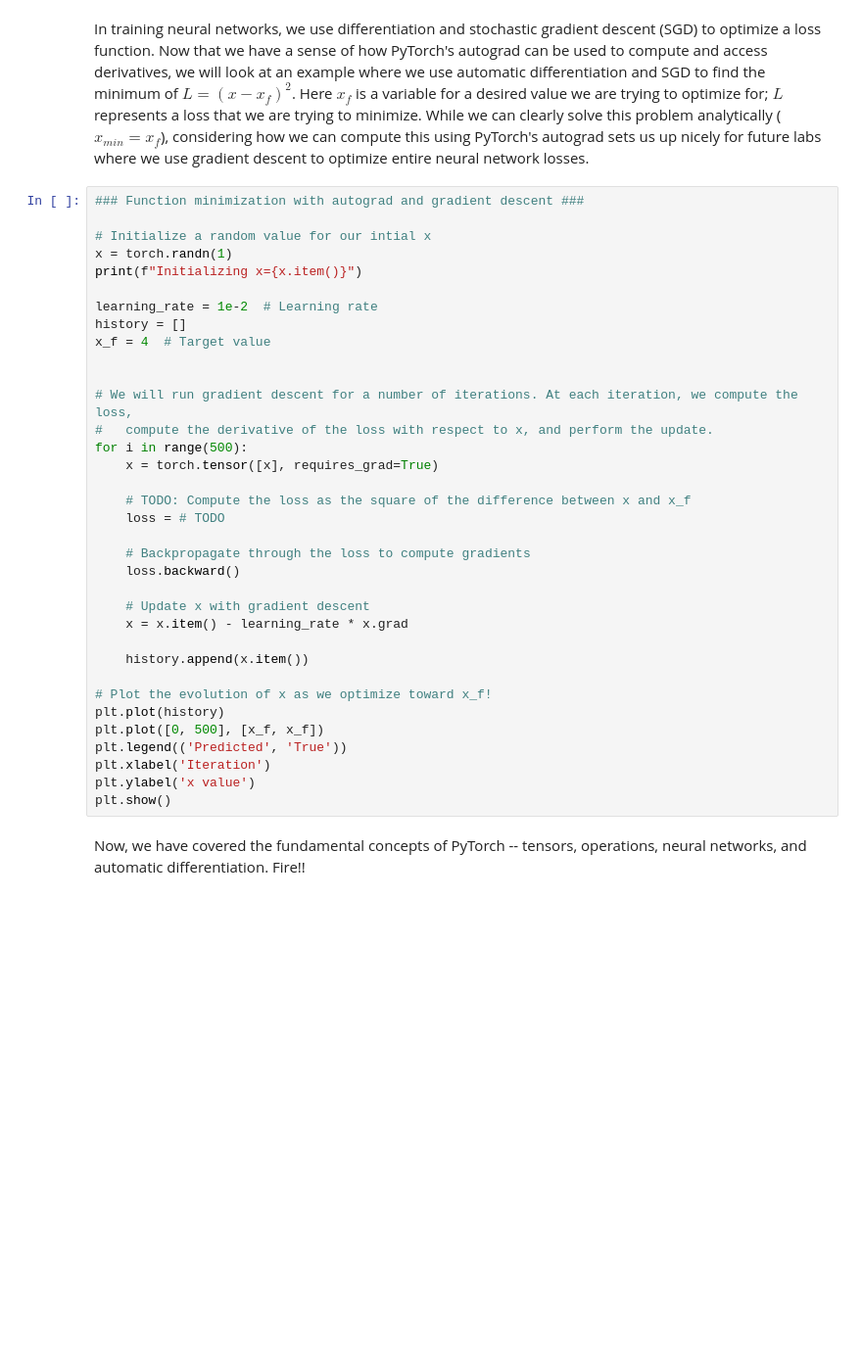
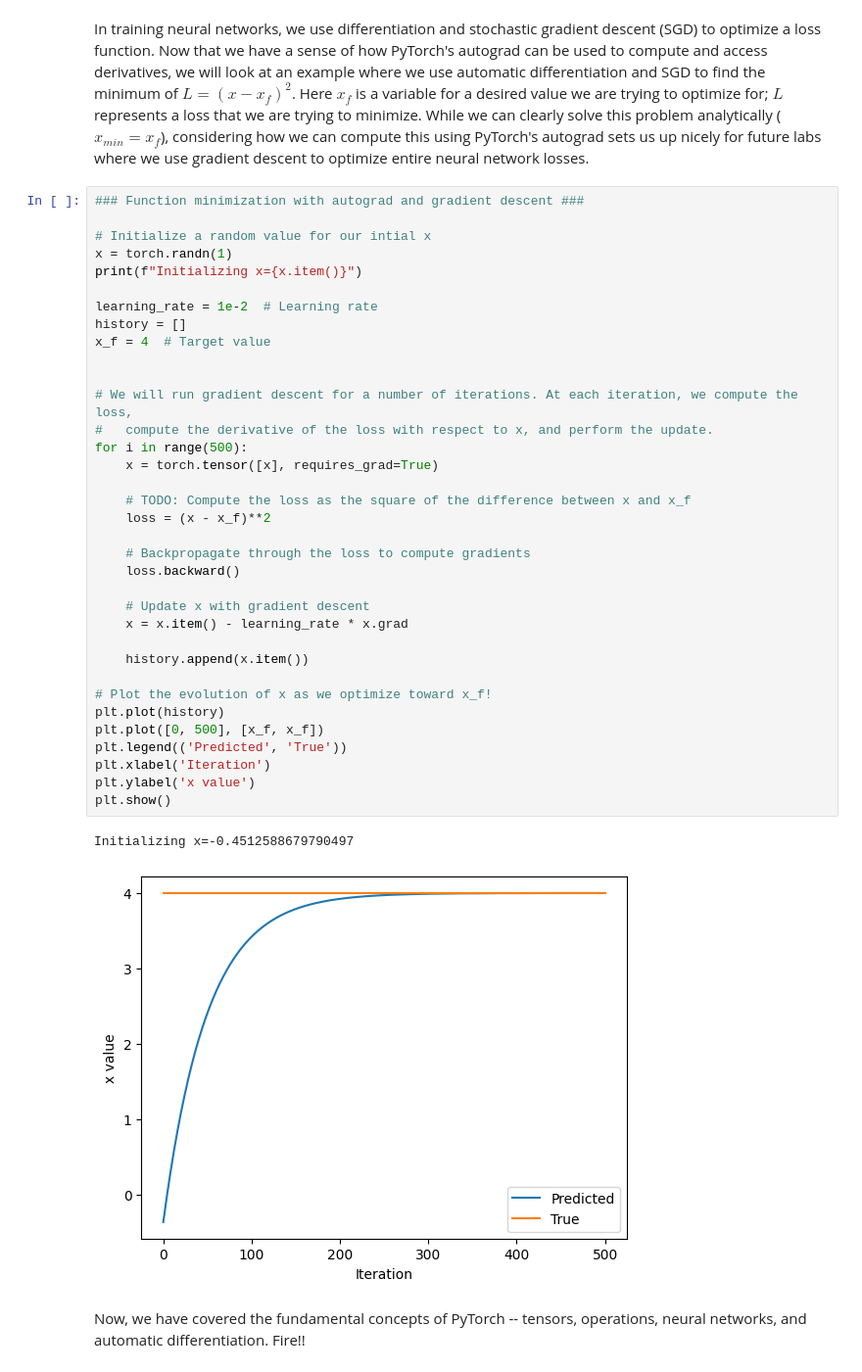
Before and after one commit to cito125/introtodeeplearning, a Jupyter notebook: lab1/PT_Part1_Intro.ipynb, the cells around one changed output. Shown at 98% size. Saved outputs shown, nothing was run; the diff lists cells and outputs as text; blank space fills up the shorter version.

```diff
--- a/lab1/PT_Part1_Intro.ipynb
+++ b/lab1/PT_Part1_Intro.ipynb
@@ -323,33 +334,36 @@ In training neural networks, we use differentiation and stochastic gradient desc
 x = torch.randn(1)
 print(f"Initializing x={x.item()}")
 
 learning_rate = 1e-2  # Learning rate
 history = []
 x_f = 4  # Target value
 
 
 # We will run gradient descent for a number of iterations. At each iteration, we compute the loss,
 #   compute the derivative of the loss with respect to x, and perform the update.
 for i in range(500):
     x = torch.tensor([x], requires_grad=True)
 
     # TODO: Compute the loss as the square of the difference between x and x_f
-    loss = # TODO
+    loss = (x - x_f)**2
 
     # Backpropagate through the loss to compute gradients
     loss.backward()
 
     # Update x with gradient descent
     x = x.item() - learning_rate * x.grad
 
     history.append(x.item())
 
 # Plot the evolution of x as we optimize toward x_f!
 plt.plot(history)
 plt.plot([0, 500], [x_f, x_f])
 plt.legend(('Predicted', 'True'))
 plt.xlabel('Iteration')
 plt.ylabel('x value')
 plt.show()
+# %% [output]
+Initializing x=-0.4512588679790497
+[figure, added]
 # %% [markdown]
 Now, we have covered the fundamental concepts of PyTorch -- tensors, operations, neural networks, and automatic differentiation. Fire!!
```
Also changed, not shown: parts of 5 cells of this notebook.
